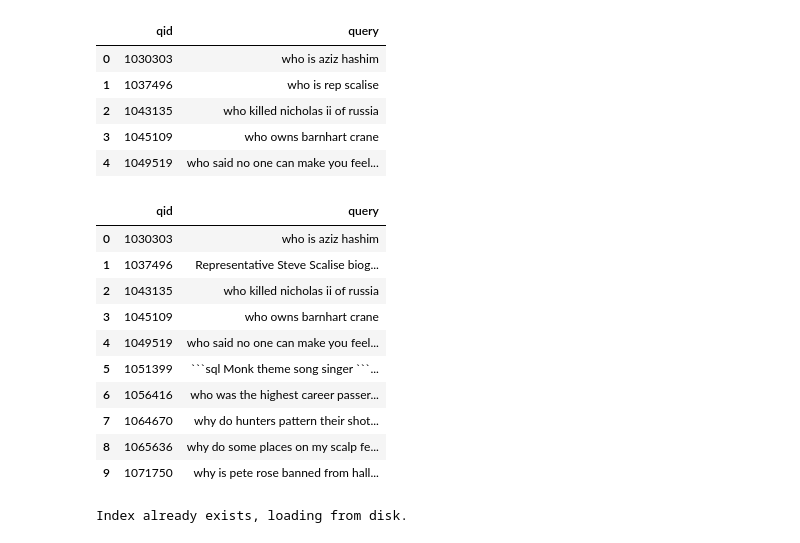
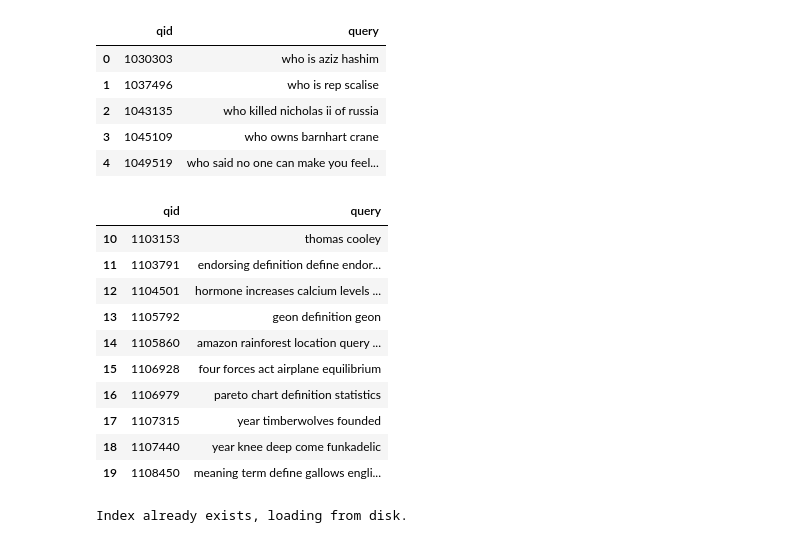
Before and after one commit to zowie128/IR-project, a Jupyter notebook: final_submission_project.ipynb, the cells around one changed output. Drawn from its saved outputs; the diff is of its cells as text; code cells hidden in the pictures.

````diff
--- a/final_submission_project.ipynb
+++ b/final_submission_project.ipynb
@@ -24,6 +24,8 @@ from spacy.tokens import Token
 # Ensure NLTK data is downloaded only once
 nltk.download('punkt', quiet=True)
 nltk.download('stopwords', quiet=True)
+# Load stop words once and pass them to the preprocess function
+stop_words = set(stopwords.words('english'))
 
 # Define file paths
 original_queries_path = 'original_queries.json'
@@ -89,19 +91,21 @@ def preprocess_query(query):
 
 
 def clean_text(text):
-    """Performs common cleaning operations on text."""
+    """Performs common cleaning operations on text, including lowering case."""
     text = re.sub(r"[\'\(\)]", '', text)  # Remove specific characters
     text = re.sub(r'\n+', ' ', text)  # Newlines to space
-    return re.sub(r'\s+', ' ', text).strip()  # Multiple spaces to single space
+    text = re.sub(r'\s+', ' ', text).strip()  # Multiple spaces to single space
+    return text.lower()  # Convert text to lowercase for uniformity
 
-def preprocess_query_final(query, max_tokens=10):
+
+def preprocess_query_final(query, stop_words, max_tokens=10):
     """Preprocesses a single query by tokenizing, normalizing, removing stop words, and limiting to a maximum number of tokens."""
     if not query:
         raise ValueError("Input query must be a non-empty string")
-    query = clean_text(query)
+    query = clean_text(query)  # Clean and lower case
     tokens = word_tokenize(query)
-    tokens = [re.sub(r'\W+', '', token.lower()) for token in tokens if re.sub(r'\W+', '', token.lower())]
-    tokens = [token for token in tokens if token not in stopwords.words('english')]
+    tokens = [re.sub(r'\W+', '', token) for token in tokens if re.sub(r'\W+', '', token)]
+    tokens = [token for token in tokens if token not in stop_words]
     tokens = tokens[:max_tokens]
     return " ".join(tokens)
 
@@ -286,21 +294,23 @@ merged_df = merged_df.drop(columns=['original', 'original_y'], errors='ignore')
 
 # rename the rewritten column to query
 rewritten_queries_df = merged_df.rename(columns={'rewritten': 'query'})
-
-# Display the first few rows of the merged DataFrame
-rewritten_queries_df[:10]
-# %% [output]
-|  | qid | query |
-| 0 | 1030303 | who is aziz hashim |
-| 1 | 1037496 | Representative Steve Scalise biog... |
-| 2 | 1043135 | who killed nicholas ii of russia |
-| 3 | 1045109 | who owns barnhart crane |
-| 4 | 1049519 | who said no one can make you feel... |
-| 5 | 1051399 | ```sql Monk theme song singer ```... |
-| 6 | 1056416 | who was the highest career passer... |
-| 7 | 1064670 | why do hunters pattern their shot... |
-| 8 | 1065636 | why do some places on my scalp fe... |
-| 9 | 1071750 | why is pete rose banned from hall... |
+# %%
+# use preprocess_query_final on the 'query' column of rewritten_queries_df
+rewritten_queries_df['query'] = rewritten_queries_df['query'].apply(preprocess_query_final, stop_words=stop_words)
+
+rewritten_queries_df[10:20]
+# %% [output]
+|  | qid | query |
+| 10 | 1103153 | thomas cooley |
+| 11 | 1103791 | endorsing definition define endor... |
+| 12 | 1104501 | hormone increases calcium levels ... |
+| 13 | 1105792 | geon definition geon |
+| 14 | 1105860 | amazon rainforest location query ... |
+| 15 | 1106928 | four forces act airplane equilibrium |
+| 16 | 1106979 | pareto chart definition statistics |
+| 17 | 1107315 | year timberwolves founded |
+| 18 | 1107440 | year knee deep come funkadelic |
+| 19 | 1108450 | meaning term define gallows engli... |
 # %%
 index_location = str(Path("index").absolute())
 index_exists = os.path.isfile(
````
Also changed, not shown: parts of 5 cells of this notebook, 12 other files.
